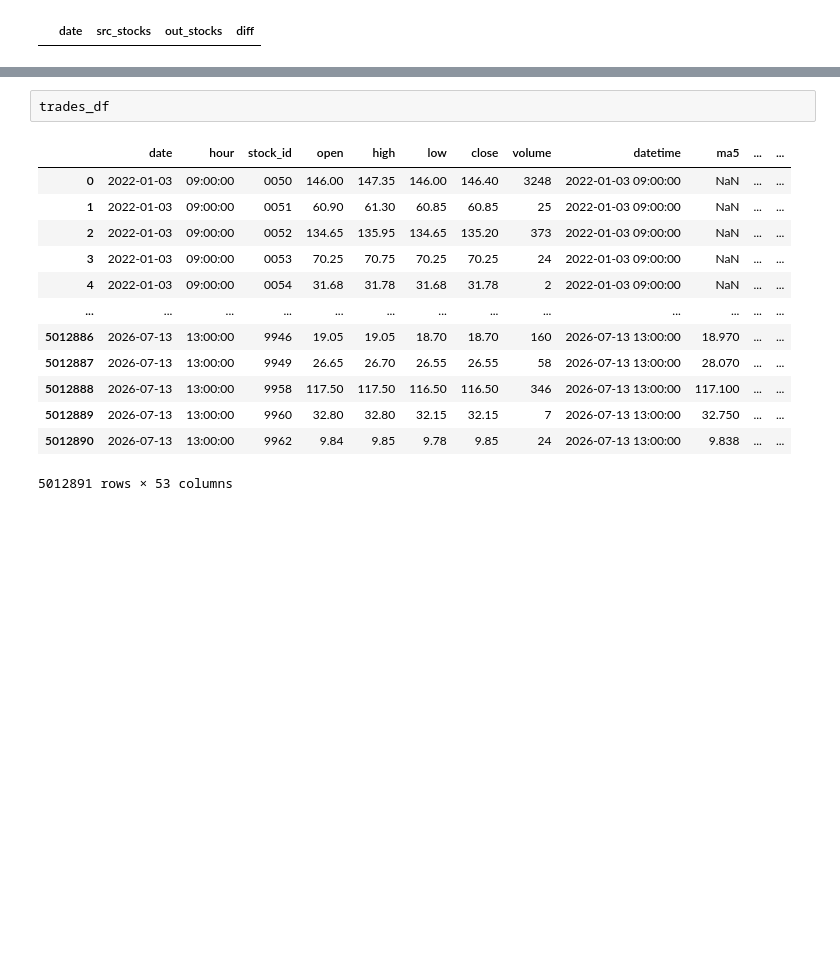
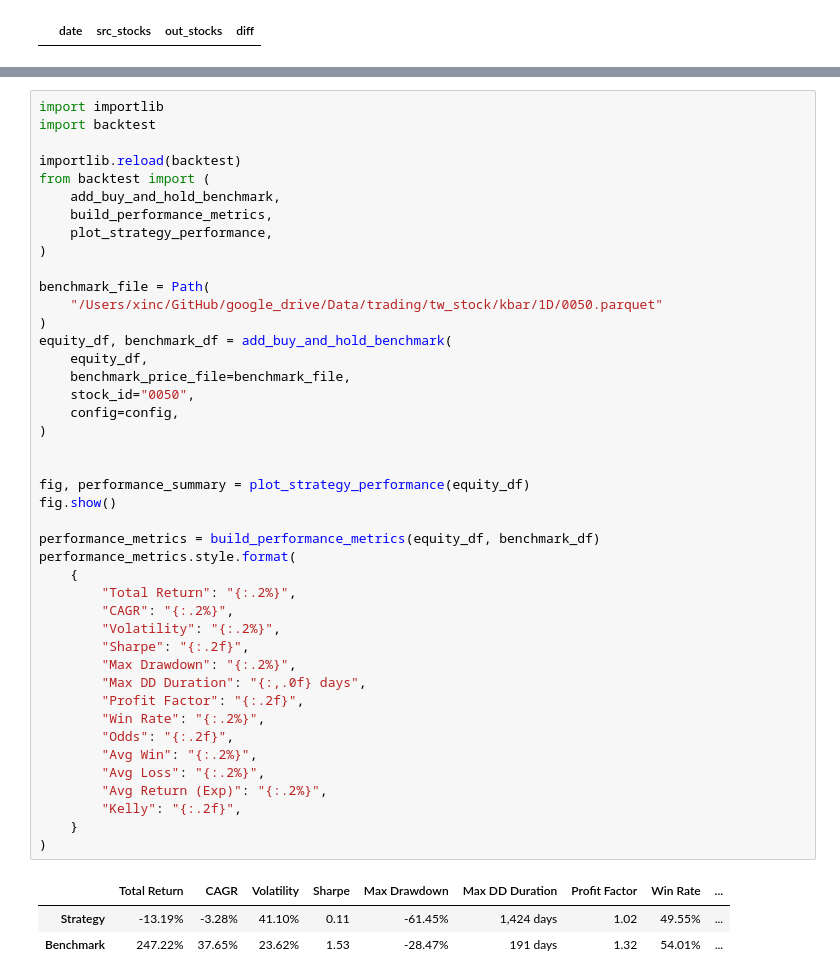
Before and after one commit to Xin95172/Quant, a Jupyter notebook: projects/CTA/學弟策略/main.ipynb, the cells around one changed output, grey strips where cells are left out. Cells and saved outputs as stored; diff of their text form; blank space fills up the shorter version.

```diff
--- a/projects/CTA/學弟策略/main.ipynb
+++ b/projects/CTA/學弟策略/main.ipynb
@@ -502,16 +556,47 @@ equity_df[["datetime", "active_positions", "portfolio_return", "nav"]].tail()
-# %%
-trades_df
-# %% [output]
-|  | date | hour | stock_id | open | high | low | close | volume | datetime | ma5 | ... | ... |
-| 0 | 2022-01-03 | 09:00:00 | 0050 | 146.00 | 147.35 | 146.00 | 146.40 | 3248 | 2022-01-03 09:00:00 | NaN | ... | ... |
-| 1 | 2022-01-03 | 09:00:00 | 0051 | 60.90 | 61.30 | 60.85 | 60.85 | 25 | 2022-01-03 09:00:00 | NaN | ... | ... |
-| 2 | 2022-01-03 | 09:00:00 | 0052 | 134.65 | 135.95 | 134.65 | 135.20 | 373 | 2022-01-03 09:00:00 | NaN | ... | ... |
-| 3 | 2022-01-03 | 09:00:00 | 0053 | 70.25 | 70.75 | 70.25 | 70.25 | 24 | 2022-01-03 09:00:00 | NaN | ... | ... |
-| 4 | 2022-01-03 | 09:00:00 | 0054 | 31.68 | 31.78 | 31.68 | 31.78 | 2 | 2022-01-03 09:00:00 | NaN | ... | ... |
-| ... | ... | ... | ... | ... | ... | ... | ... | ... | ... | ... | ... | ... |
-| 5012886 | 2026-07-13 | 13:00:00 | 9946 | 19.05 | 19.05 | 18.70 | 18.70 | 160 | 2026-07-13 13:00:00 | 18.970 | ... | ... |
-| 5012887 | 2026-07-13 | 13:00:00 | 9949 | 26.65 | 26.70 | 26.55 | 26.55 | 58 | 2026-07-13 13:00:00 | 28.070 | ... | ... |
-| 5012888 | 2026-07-13 | 13:00:00 | 9958 | 117.50 | 117.50 | 116.50 | 116.50 | 346 | 2026-07-13 13:00:00 | 117.100 | ... | ... |
-| 5012889 | 2026-07-13 | 13:00:00 | 9960 | 32.80 | 32.80 | 32.15 | 32.15 | 7 | 2026-07-13 13:00:00 | 32.750 | ... | ... |
-| 5012890 | 2026-07-13 | 13:00:00 | 9962 | 9.84 | 9.85 | 9.78 | 9.85 | 24 | 2026-07-13 13:00:00 | 9.838 | ... | ... |
-5012891 rows × 53 columns
+# %%
+import importlib
+import backtest
+
+importlib.reload(backtest)
+from backtest import (
+    add_buy_and_hold_benchmark,
+    build_performance_metrics,
+    plot_strategy_performance,
+)
+
+benchmark_file = Path(
+    "/Users/xinc/GitHub/google_drive/Data/trading/tw_stock/kbar/1D/0050.parquet"
+)
+equity_df, benchmark_df = add_buy_and_hold_benchmark(
+    equity_df,
+    benchmark_price_file=benchmark_file,
+    stock_id="0050",
+    config=config,
+)
+
+
+fig, performance_summary = plot_strategy_performance(equity_df)
+fig.show()
+
+performance_metrics = build_performance_metrics(equity_df, benchmark_df)
+performance_metrics.style.format(
+    {
+        "Total Return": "{:.2%}",
+        "CAGR": "{:.2%}",
+        "Volatility": "{:.2%}",
+        "Sharpe": "{:.2f}",
+        "Max Drawdown": "{:.2%}",
+        "Max DD Duration": "{:,.0f} days",
+        "Profit Factor": "{:.2f}",
+        "Win Rate": "{:.2%}",
+        "Odds": "{:.2f}",
+        "Avg Win": "{:.2%}",
+        "Avg Loss": "{:.2%}",
+        "Avg Return (Exp)": "{:.2%}",
+        "Kelly": "{:.2f}",
+    }
+)
+# %% [output]
+|  | Total Return | CAGR | Volatility | Sharpe | Max Drawdown | Max DD Duration | Profit Factor | Win Rate | ... |
+| Strategy | -13.19% | -3.28% | 41.10% | 0.11 | -61.45% | 1,424 days | 1.02 | 49.55% | ... |
+| Benchmark | 247.22% | 37.65% | 23.62% | 1.53 | -28.47% | 191 days | 1.32 | 54.01% | ... |
```
Also changed, not shown: parts of 10 cells of this notebook, 3 other files.
